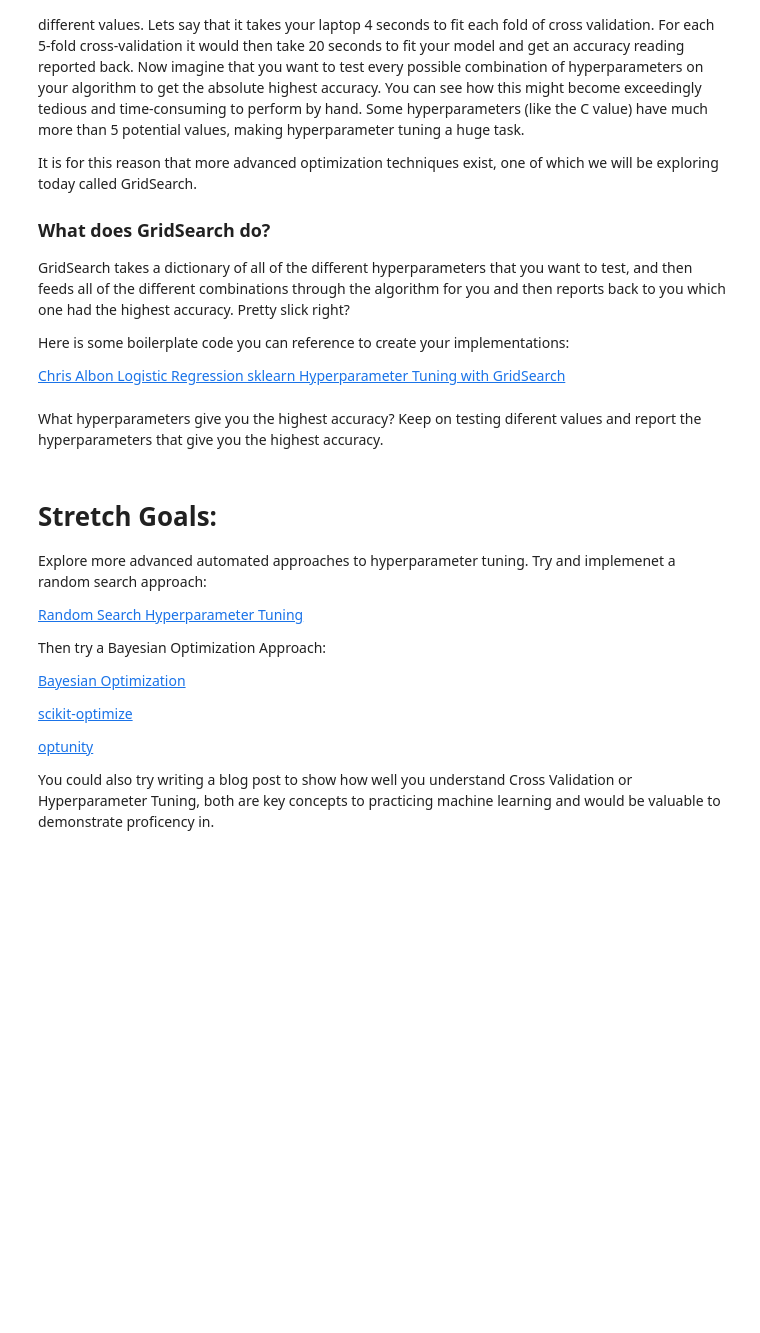
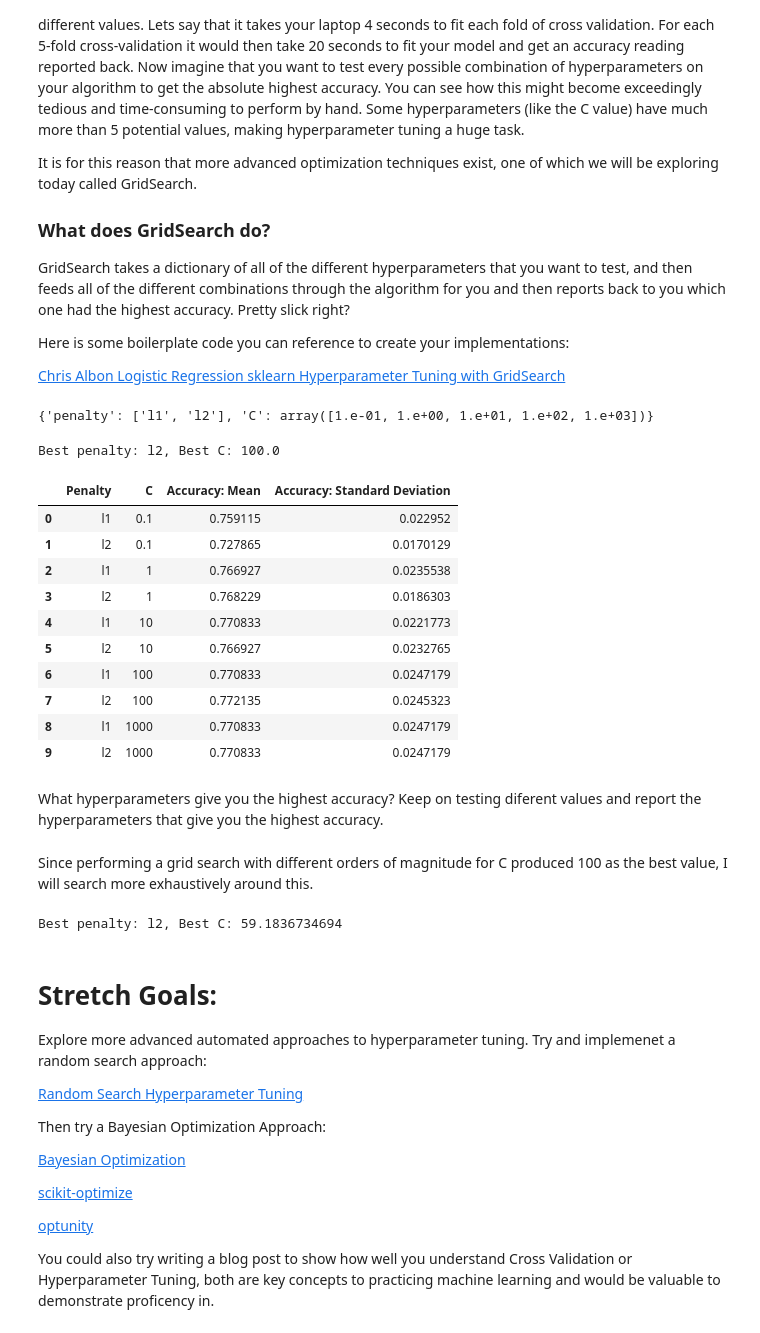
Before and after one commit to rayheberer/LambdaSchoolDataScience, a Jupyter notebook: Week 7 The Machine Learning Framework/Model Tuning.ipynb, the cells around one changed output. Drawn from its saved outputs; the diff is of its cells as text; code cells hidden in the pictures; blank space fills up the shorter version.

```diff
--- a/Week 7 The Machine Learning Framework/Model Tuning.ipynb
+++ b/Week 7 The Machine Learning Framework/Model Tuning.ipynb
@@ -299,15 +298,53 @@ from sklearn.model_selection import GridSearchCV
 # %%
 # Create a list of all of the different C values that you want to test and save them to a variable called 'C'
+C = np.logspace(-1, 3, 5)
 # %%
 # Now that you have two lists each holding the different values that you want test, use the dict() function to combine them into a dictionary.
 # Save your new dictionary to the variable 'hyperparameters'
 # Print out the dictionary if you're curious as to what it euds up looking like.
+
+hyperparameters = dict(C=C, penalty=penalty)
+print(hyperparameters)
+# %% [output]
+{'penalty': ['l1', 'l2'], 'C': array([1.e-01, 1.e+00, 1.e+01, 1.e+02, 1.e+03])}
 # %%
 # Fit your model using gridsearch
+
+clf = GridSearchCV(model, hyperparameters, cv=5, verbose=0)
 # %%
 # Print the best penalty and C value from best_model.best_estimator_.get_params()
+
+best_model = clf.fit(X, Y)
+best_params = best_model.best_estimator_.get_params()
+
+print('Best penalty: {}, Best C: {}'.format(best_params['penalty'], best_params['C']))
+# %% [output]
+Best penalty: l2, Best C: 100.0
 # %%
 # Print out all of the different combinations of your grid search values and their corresponding accuracies.
 # https://stackoverflow.com/questions/22155953/how-to-print-out-an-accuracy-score-for-each-combination-within-gridsearch
+
+params, mean, std = [clf.cv_results_[key] for key in ['params', 'mean_test_score', 'std_test_score']]
+pty = [p['penalty'] for p in params]
+c = [p['C'] for p in params]
+
+gridsearch = pd.DataFrame([pd.Series(x) for x in [pty, c, mean, std]]).T
+gridsearch.columns = ['Penalty', 'C', 'Accuracy: Mean', 'Accuracy: Standard Deviation']
+
+gridsearch
+# %% [output]
+|  | Penalty | C | Accuracy: Mean | Accuracy: Standard Deviation |
+| 0 | l1 | 0.1 | 0.759115 | 0.022952 |
+| 1 | l2 | 0.1 | 0.727865 | 0.0170129 |
+| 2 | l1 | 1 | 0.766927 | 0.0235538 |
+| 3 | l2 | 1 | 0.768229 | 0.0186303 |
+| 4 | l1 | 10 | 0.770833 | 0.0221773 |
+| 5 | l2 | 10 | 0.766927 | 0.0232765 |
+| 6 | l1 | 100 | 0.770833 | 0.0247179 |
+| 7 | l2 | 100 | 0.772135 | 0.0245323 |
+| 8 | l1 | 1000 | 0.770833 | 0.0247179 |
+| 9 | l2 | 1000 | 0.770833 | 0.0247179 |
 # %% [markdown]
 What hyperparameters give you the highest accuracy? Keep on testing diferent values and report the hyperparameters that give you the highest accuracy.
+# %% [markdown]
+Since performing a grid search with different orders of magnitude for C produced 100 as the best value, I will search more exhaustively around this.
@@ -314,3 +356,8 @@ What hyperparameters give you the highest accuracy? Keep on testing diferent val
+# %%
+best_params = best_model.best_estimator_.get_params()
+print('Best penalty: {}, Best C: {}'.format(best_params['penalty'], best_params['C']))
+# %% [output]
+Best penalty: l2, Best C: 59.1836734694
 # %% [markdown]
 # Stretch Goals:
 
```
Also changed, not shown: parts of 6 cells of this notebook.
